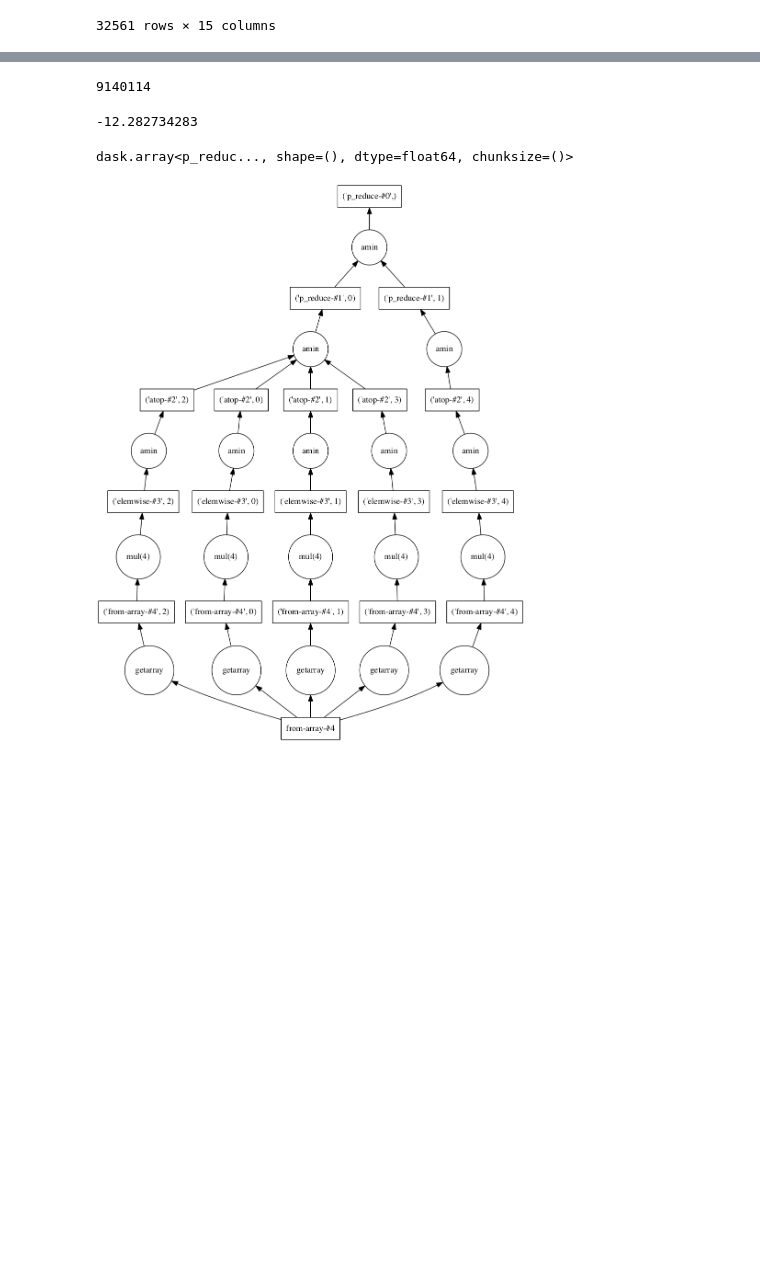
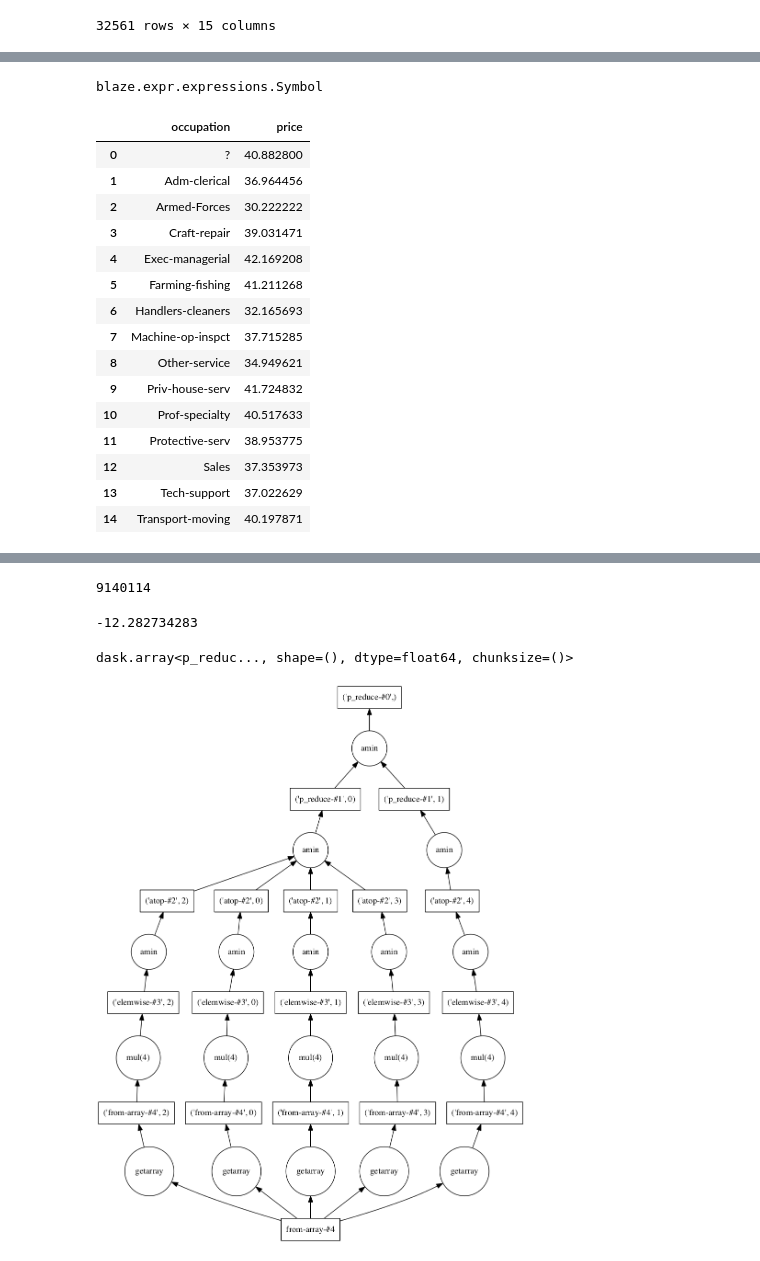
Before and after one commit to springcoil/pydataamsterdamkeynote, a Jupyter notebook: PyDataStack2016.ipynb, the cells around one changed output, grey strips where cells are left out. Cells and saved outputs as stored; diff of their text form; code cells hidden in the pictures; blank space fills up the shorter version.

```diff
--- a/PyDataStack2016.ipynb
+++ b/PyDataStack2016.ipynb
@@ -396,0 +510,8 @@ adult.assign(age2 = lambda x: np.square(x.age))
+# %%
+import blaze as bz
+
+
+bz_adult = bz.symbol('adult2', bz.discover(adult))
+type(bz_adult)
+# %% [output]
+blaze.expr.expressions.Symbol
@@ -396,0 +522,21 @@ adult.assign(age2 = lambda x: np.square(x.age))
+# %%
+# We haven't actually computed anything yet!
+# Let's make Pandas compute it.
+bz.compute(mean_age, adult)
+# %% [output]
+|  | occupation | price |
+| 0 | ? | 40.882800 |
+| 1 | Adm-clerical | 36.964456 |
+| 2 | Armed-Forces | 30.222222 |
+| 3 | Craft-repair | 39.031471 |
+| 4 | Exec-managerial | 42.169208 |
+| 5 | Farming-fishing | 41.211268 |
+| 6 | Handlers-cleaners | 32.165693 |
+| 7 | Machine-op-inspct | 37.715285 |
+| 8 | Other-service | 34.949621 |
+| 9 | Priv-house-serv | 41.724832 |
+| 10 | Prof-specialty | 40.517633 |
+| 11 | Protective-serv | 38.953775 |
+| 12 | Sales | 37.353973 |
+| 13 | Tech-support | 37.022629 |
+| 14 | Transport-moving | 40.197871 |
```
Also changed, not shown: parts of 26 cells of this notebook, 1 other file.
